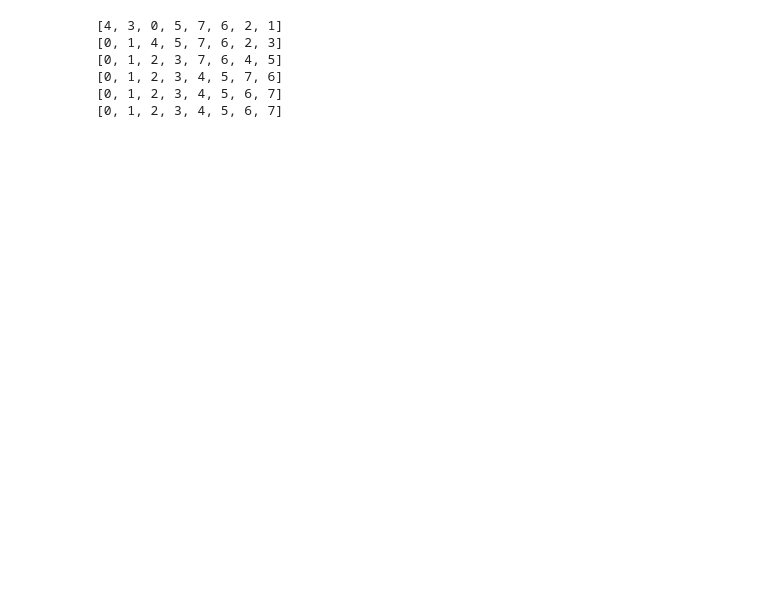
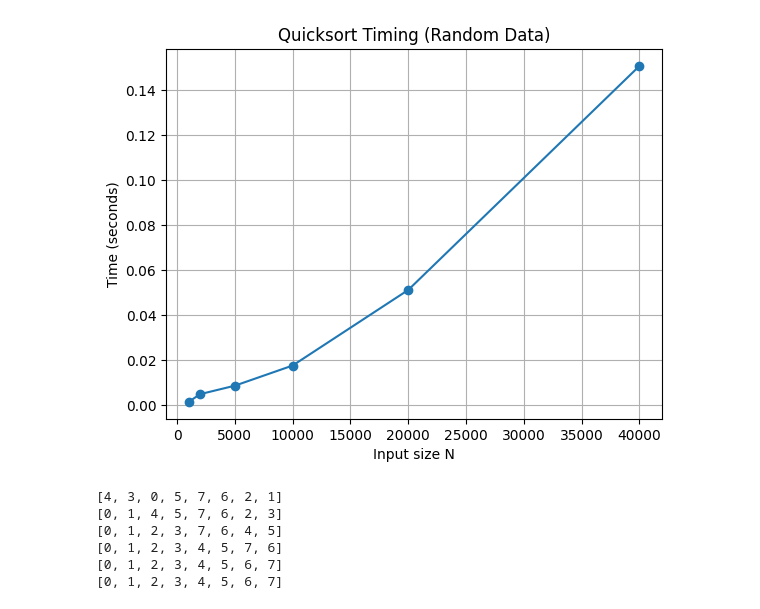
Before and after one commit to AvaCook/cs315, a Jupyter notebook: QuicksortPoCkey_.ipynb, the cells around one changed output. Saved outputs shown, nothing was run; the diff lists cells and outputs as text; code cells hidden in the pictures; blank space fills up the shorter version.

```diff
--- a/QuicksortPoCkey_.ipynb
+++ b/QuicksortPoCkey_.ipynb
@@ -4,22 +4,74 @@
 # Template for testing Quick-Sort on small lists, outputing each intermediate step
 # %%
 import random
-# %%
-# Partition provided as a convenience
-
-def Partition(A,p,r):
-    x = A[r]
-    i = p - 1
-    for j in range(p,r):
-        if ( A[j] <= x ):
-            i = i + 1
-            #swap A[i] <--> A[j]
-            temp=A[i]
-            A[i]=A[j]
-            A[j]=temp
-    #swap A[i+1] <--> A[r]
-    temp=A[i+1]
-    A[i+1]=A[r]
-    A[r]=temp
-
-    return i + 1
+# %%
+
+import random
+import time
+import matplotlib.pyplot as plt
+
+# Partition function
+def Partition(A, p, r):
+    x = A[r]
+    i = p - 1
+    for j in range(p, r):
+        if A[j] <= x:
+            i = i + 1
+            # swap A[i] <--> A[j]
+            A[i], A[j] = A[j], A[i]
+    # swap A[i+1] <--> A[r]
+    A[i+1], A[r] = A[r], A[i+1]
+    return i + 1
+
+# Quicksort implementation
+def Quicksort(A, p, r, print_flag=False):
+    if p < r:
+        q = Partition(A, p, r)
+        if print_flag:
+            print(A)
+        Quicksort(A, p, q-1, print_flag)
+        Quicksort(A, q+1, r, print_flag)
+    return A
+
+# Wrapper to call Quicksort easily
+def quicksort_driver(A, print_flag=False):
+    return Quicksort(A, 0, len(A)-1, print_flag)
+
+# Generate random list
+def generate_random_list(n):
+    return [random.randint(1, 1000000) for _ in range(n)]
+
+# Timing wrapper
+def time_algorithm(algorithm, arr):
+    start = time.time()
+    algorithm(arr.copy())
+    end = time.time()
+    return end - start
+
+# Test sizes for Quicksort (n log n so we can go bigger)
+Ns = [1000, 2000, 5000, 10000, 20000, 40000]
+times = []
+
+for n in Ns:
+    arr = generate_random_list(n)
+    t = time_algorithm(quicksort_driver, arr)
+    times.append(t)
+
+# Print results
+print("N values:", Ns)
+print("Times:", times)
+
+# Ratio Test (expected ~2 since O(n log n))
+ratios = []
+for i in range(1, len(times)):
+    ratios.append(times[i] / times[i-1])
+print("Ratios (T(2n)/T(n)):", ratios)
+
+# Plot
+plt.plot(Ns, times, marker='o')
+plt.xlabel('Input size N')
+plt.ylabel('Time (seconds)')
+plt.title('Quicksort Timing (Random Data)')
+plt.grid(True)
+plt.show()
+# %% [output]
@@ -26,3 +81,4 @@ def Partition(A,p,r):
+[figure, added]
 # %%
 def Quicksort(A,p,r,print_flag):
     if p < r:
```
Also changed, not shown: parts of 1 cell of this notebook.
